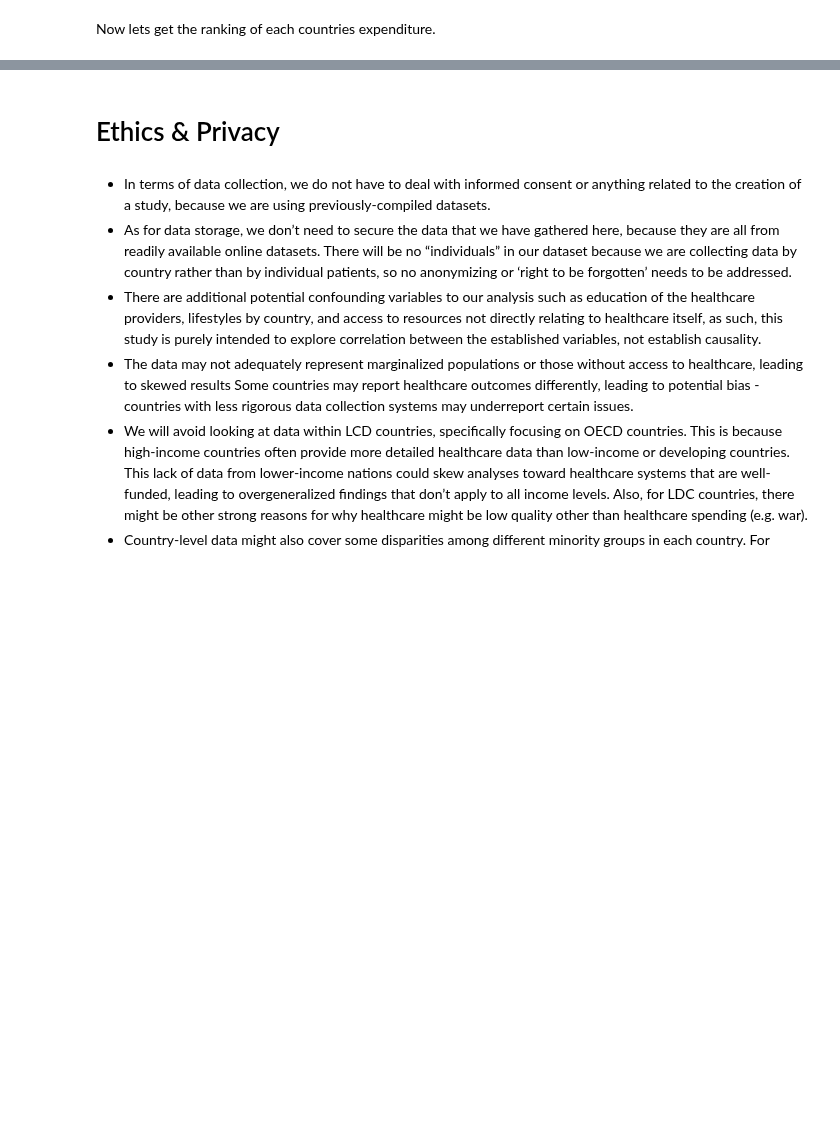
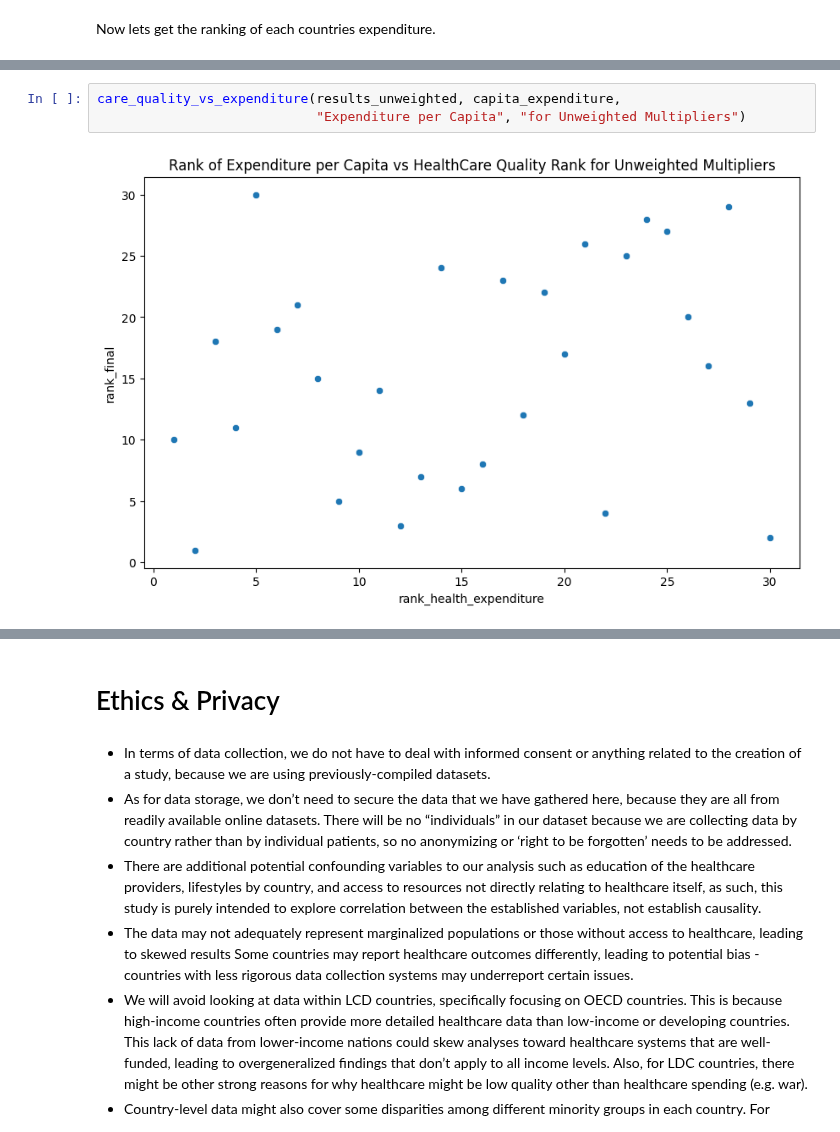
Before and after one commit to AishaWolff/data_science_research_project, a Jupyter notebook: FinalProject_Group063-FA24.ipynb, the cells around one changed output, grey strips where cells are left out. Drawn from its saved outputs; the diff is of its cells as text; blank space fills up the shorter version.

```diff
--- a/FinalProject_Group063-FA24.ipynb
+++ b/FinalProject_Group063-FA24.ipynb
@@ -754,0 +866,5 @@ It also looks like their is no correlation between healthcare quality and health
+# %%
+care_quality_vs_expenditure(results_unweighted, capita_expenditure,
+                            "Expenditure per Capita", "for Unweighted Multipliers")
+# %% [output]
+[figure, added]
```
Also changed, not shown: parts of 27 cells of this notebook, 1 other file.
